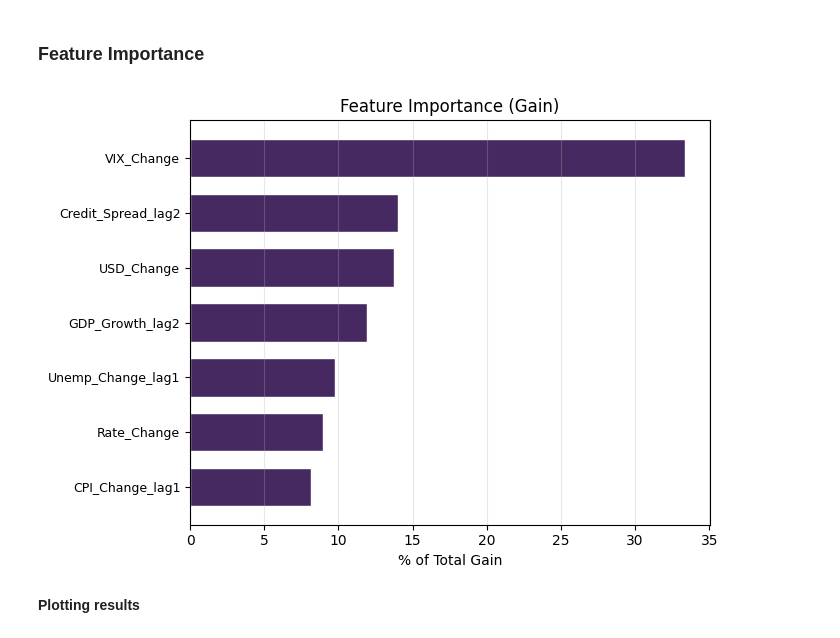
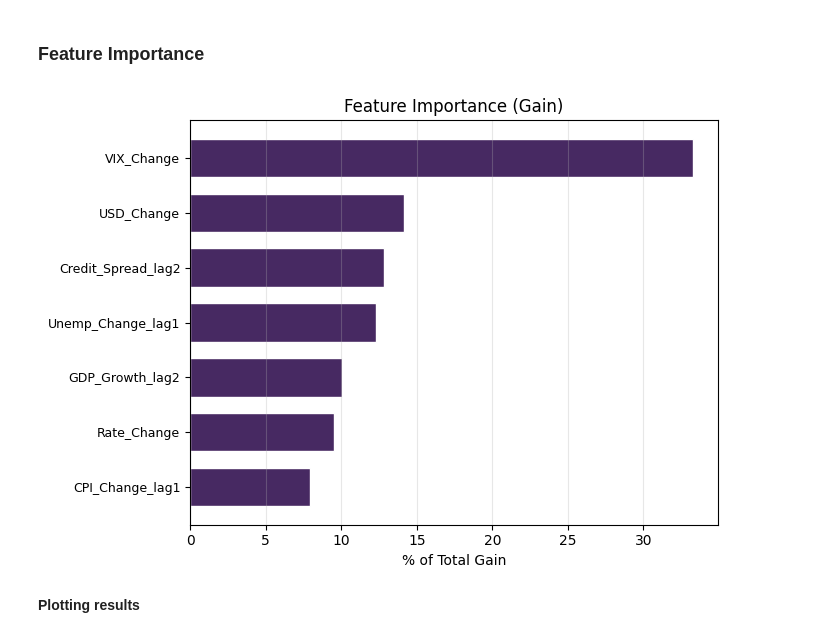
Before and after one commit to ashan-shashika/macroeconomic-impact-stock-ml, a Jupyter notebook: notebooks/07_XGBoost.ipynb, the cells around one changed output. Drawn from its saved outputs; the diff is of its cells as text; code cells hidden in the pictures.

Commit message:
implemant Optuna

```diff
--- a/notebooks/07_XGBoost.ipynb
+++ b/notebooks/07_XGBoost.ipynb
@@ -230,0 +204,33 @@ plot_learning_curve(evals_result3, model_name="XGBoost Model 3")
+# %%
+best_params = study.best_params
+best_params["objective"] = "reg:squarederror"
+best_params["eval_metric"] = "rmse"
+
+# Re-run CV once more to get the optimal round count for these params
+cv_final = xgb.cv(
+    params=best_params,
+    dtrain=dtrain,
+    num_boost_round=2000,
+    nfold=5,
+    metrics="rmse",
+    early_stopping_rounds=30,
+    verbose_eval=100,
+)
+best_round = len(cv_final)
+
+evals_result_optuna = {}
+model_optuna = xgb.train(
+    params=best_params,
+    dtrain=dtrain,
+    num_boost_round=best_round,
+    evals=[(dtrain, "train"), (dtest, "test")],
+    evals_result=evals_result_optuna,
+    verbose_eval=50,
+)
+
+ev_tune = evaluate_model(
+        model_optuna, dtrain, y_train,
+        dtest, y_test, "XGBoost Optuna-Tuned"
+    )
+
+plot_learning_curve(evals_result_optuna, model_name="XGBoost Optuna-Tuned")
@@ -231,8 +254,8 @@ plot_learning_curve(evals_result3, model_name="XGBoost Model 3")
 # %% [markdown]
 ### Feature Importance
 # %%
-importance_gain   = model2.get_score(importance_type='gain')
-importance_weight = model2.get_score(importance_type='weight')
+importance_gain   = model_optuna.get_score(importance_type='gain')
+importance_weight = model_optuna.get_score(importance_type='weight')
 
 imp_df = pd.DataFrame({
     'Feature'  : list(importance_gain.keys()),
@@ -241,34 +264,34 @@ imp_df = pd.DataFrame({
 }).sort_values('Gain', ascending=True)
 
 # Normalise to 0-100 for readability
 imp_df['Gain_pct']   = imp_df['Gain']   / imp_df['Gain'].sum()   * 100
 imp_df['Weight_pct'] = imp_df['Weight'] / imp_df['Weight'].sum() * 100
 
 
 # Features not used at all
 unused = [f for f in FEATURE_COLS if f not in importance_gain]
 if unused:
     print(f"\n  Features NOT used in any split: {unused}")
     print(f"These contribute nothing. Consider dropping them in above step.")
 
 
 def plot_feature_importance(imp_df):
     fig, ax = plt.subplots(figsize=(7, 5))
     imp_plot = imp_df.sort_values('Gain_pct')
 
     ax.barh(range(len(imp_plot)), imp_plot['Gain_pct'],
             color="#472962", edgecolor='white', height=0.7)
     ax.set_yticks(range(len(imp_plot)))
     ax.set_yticklabels(imp_plot['Feature'], fontsize=9)
     ax.set_title('Feature Importance (Gain)')
     ax.set_xlabel('% of Total Gain')
     ax.grid(True, alpha=0.3, axis='x')
     plt.tight_layout()
     plt.show()
 
 plot_feature_importance(imp_df)
 # %% [output]
-[figure, old version]
+[figure, new version]
 # %% [markdown]
 **Plotting results**
 # %%
```
Also changed, not shown: parts of 6 cells of this notebook.
